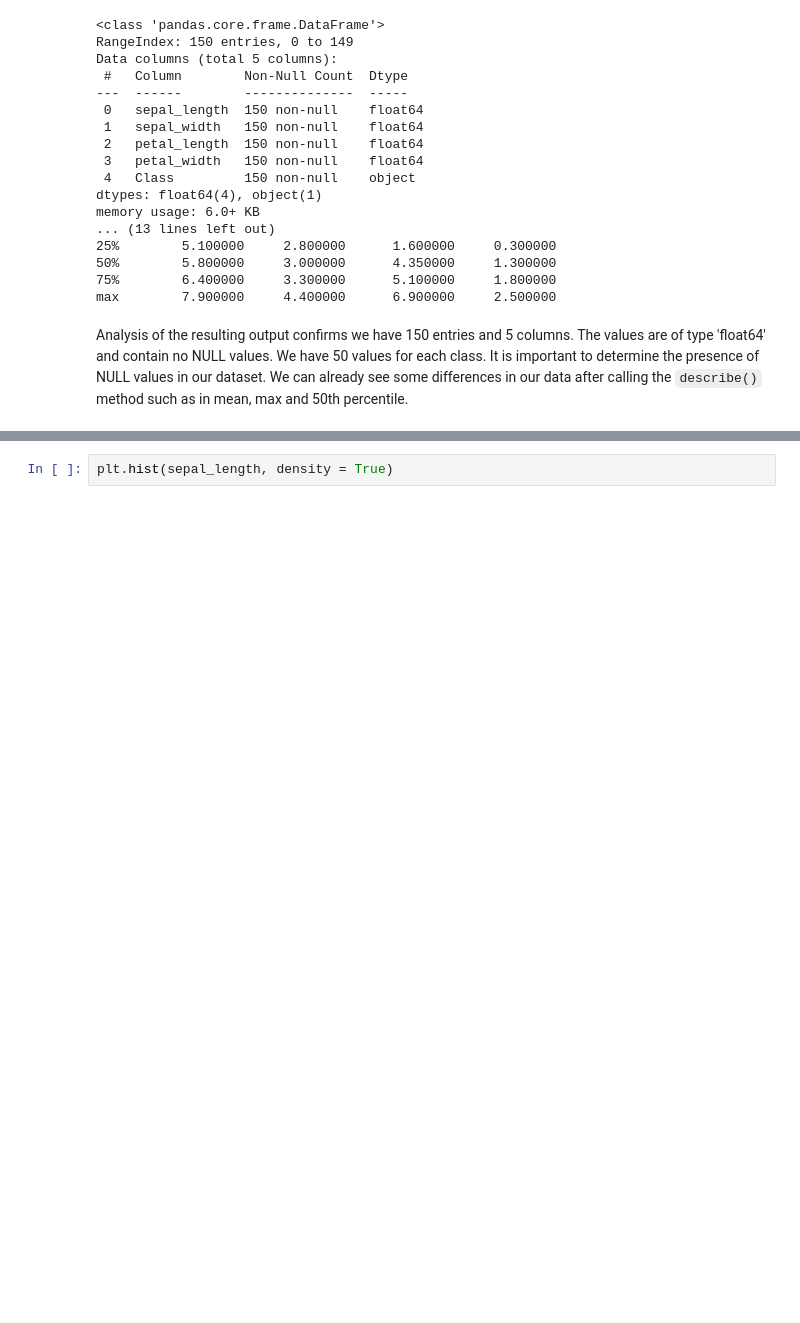
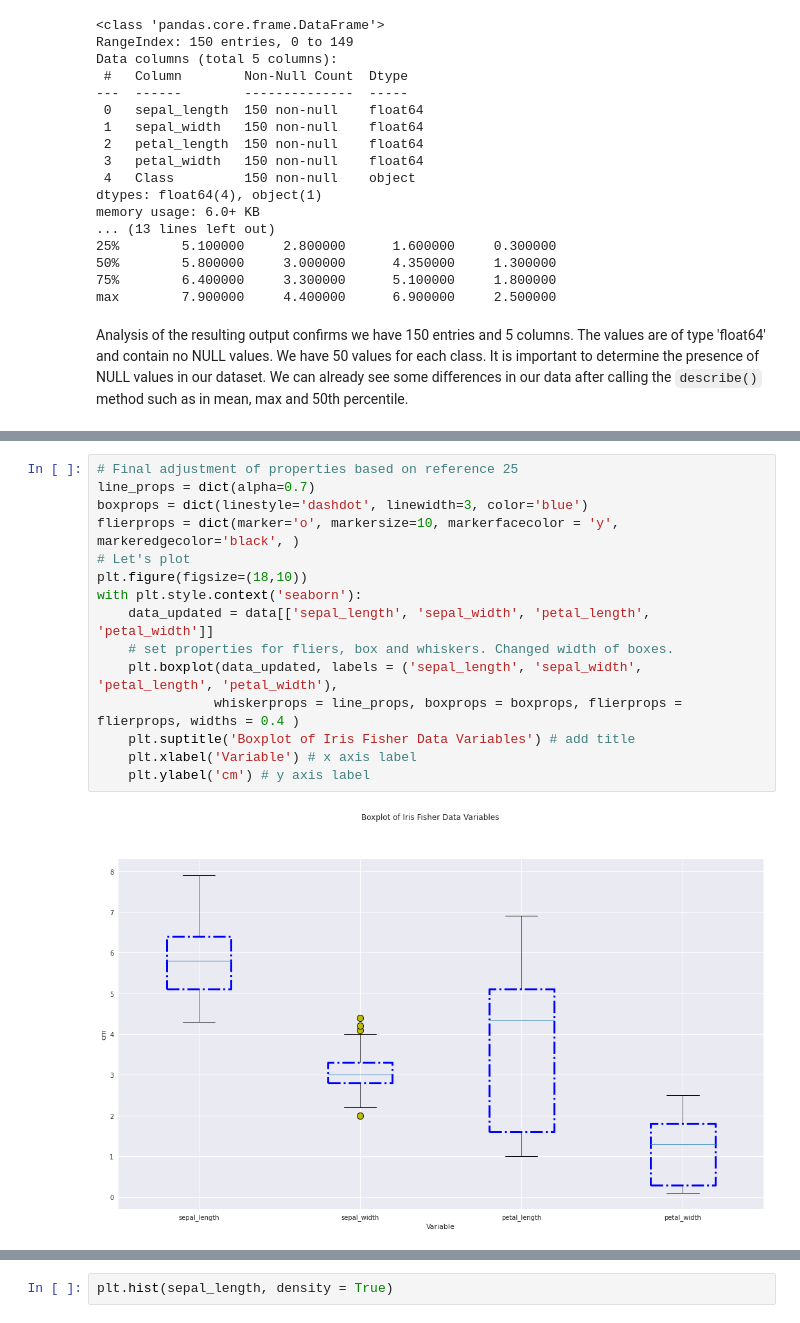
Before and after one commit to conor-mccaffrey/cao-points, a Jupyter notebook: pyplot.ipynb, the cells around one changed output, grey strips where cells are left out. Saved outputs shown, nothing was run; the diff lists cells and outputs as text; blank space fills up the shorter version.

```diff
--- a/pyplot.ipynb
+++ b/pyplot.ipynb
@@ -351,0 +363,17 @@ plt.bar(sepal_counts.index, sepal_counts, width = 0.05)
+# %%
+# Final adjustment of properties based on reference 25
+line_props = dict(alpha=0.7)
+boxprops = dict(linestyle='dashdot', linewidth=3, color='blue')
+flierprops = dict(marker='o', markersize=10, markerfacecolor = 'y', markeredgecolor='black', )
+# Let's plot
+plt.figure(figsize=(18,10))
+with plt.style.context('seaborn'):
+    data_updated = data[['sepal_length', 'sepal_width', 'petal_length', 'petal_width']]
+    # set properties for fliers, box and whiskers. Changed width of boxes.
+    plt.boxplot(data_updated, labels = ('sepal_length', 'sepal_width', 'petal_length', 'petal_width'),
+               whiskerprops = line_props, boxprops = boxprops, flierprops = flierprops, widths = 0.4 )
+    plt.suptitle('Boxplot of Iris Fisher Data Variables') # add title
+    plt.xlabel('Variable') # x axis label
+    plt.ylabel('cm') # y axis label
+# %% [output]
+[figure, added]
```
Also changed, not shown: parts of 30 cells of this notebook, 2 other files.
